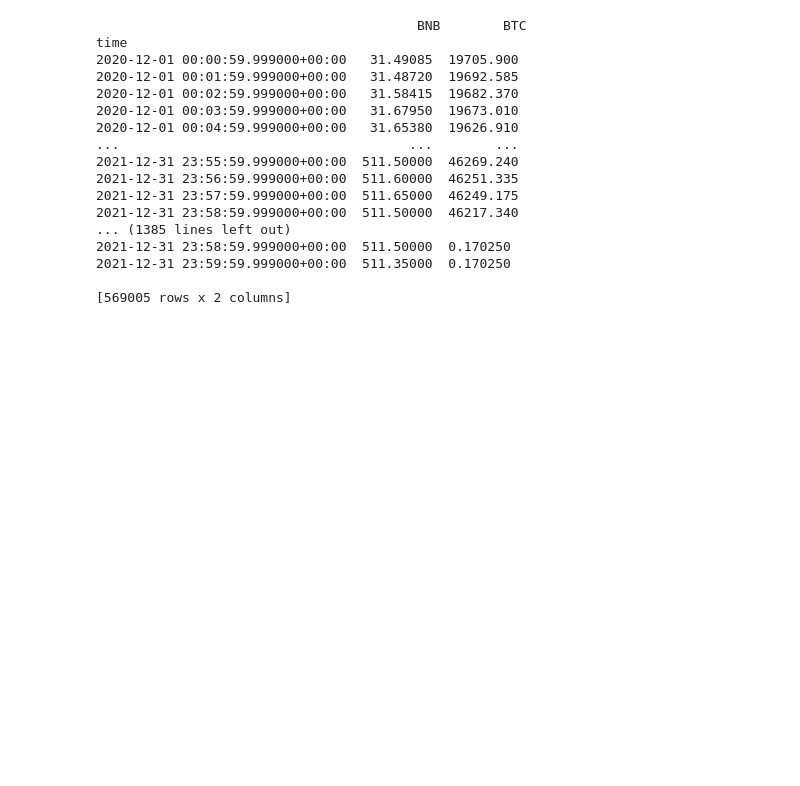
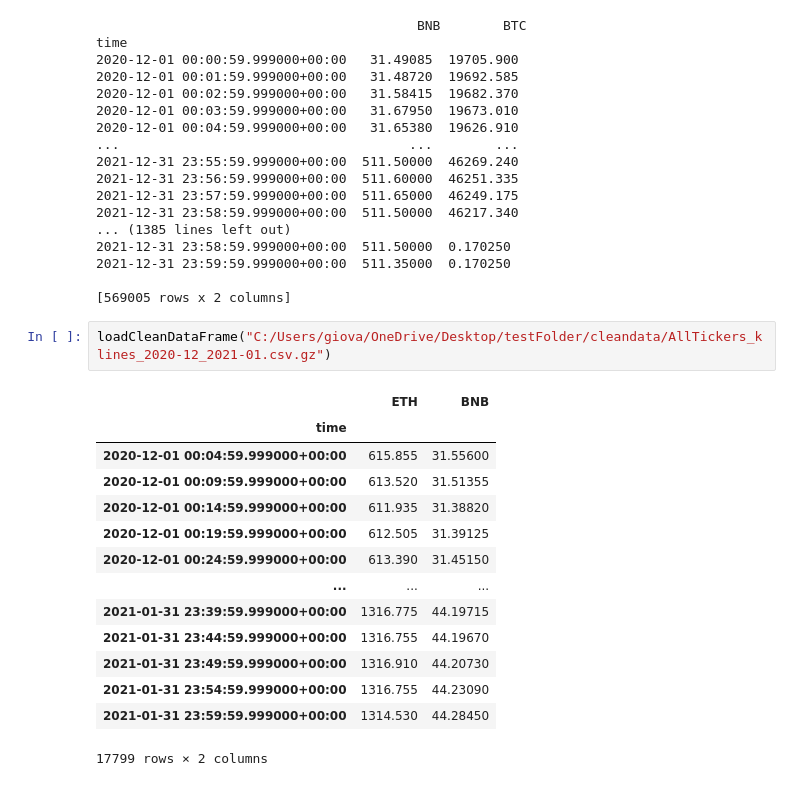
Before and after one commit to djoleglc/StatisticalArbitrage, a Jupyter notebook: CreateUniqueDataFrame.ipynb, the cells around one changed output. Cells and saved outputs as stored; diff of their text form; blank space fills up the shorter version.

```diff
--- a/CreateUniqueDataFrame.ipynb
+++ b/CreateUniqueDataFrame.ipynb
@@ -108,3 +108,20 @@ time
 2021-12-31 23:59:59.999000+00:00  511.35000  0.170250
 
 [569005 rows x 2 columns]
+# %%
+loadCleanDataFrame("C:/Users/giova/OneDrive/Desktop/testFolder/cleandata/AllTickers_klines_2020-12_2021-01.csv.gz")
+# %% [output]
+|  | ETH | BNB |
+| time |  |  |
+| 2020-12-01 00:04:59.999000+00:00 | 615.855 | 31.55600 |
+| 2020-12-01 00:09:59.999000+00:00 | 613.520 | 31.51355 |
+| 2020-12-01 00:14:59.999000+00:00 | 611.935 | 31.38820 |
+| 2020-12-01 00:19:59.999000+00:00 | 612.505 | 31.39125 |
+| 2020-12-01 00:24:59.999000+00:00 | 613.390 | 31.45150 |
+| ... | ... | ... |
+| 2021-01-31 23:39:59.999000+00:00 | 1316.775 | 44.19715 |
+| 2021-01-31 23:44:59.999000+00:00 | 1316.755 | 44.19670 |
+| 2021-01-31 23:49:59.999000+00:00 | 1316.910 | 44.20730 |
+| 2021-01-31 23:54:59.999000+00:00 | 1316.755 | 44.23090 |
+| 2021-01-31 23:59:59.999000+00:00 | 1314.530 | 44.28450 |
+17799 rows × 2 columns
```
Also changed, not shown: 5 other files.
